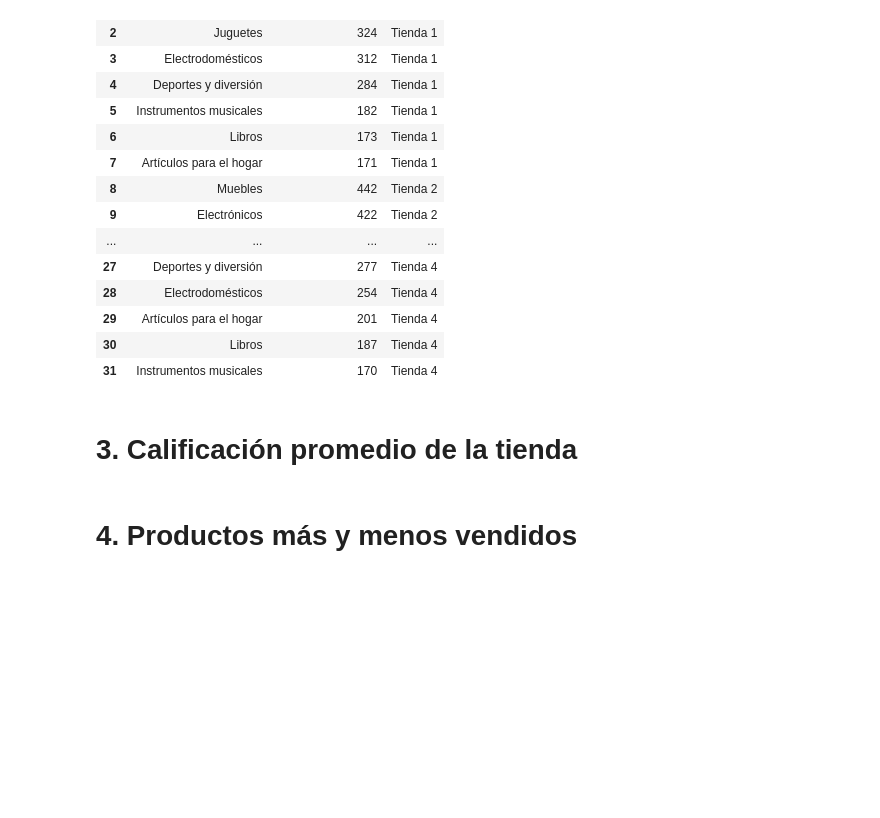
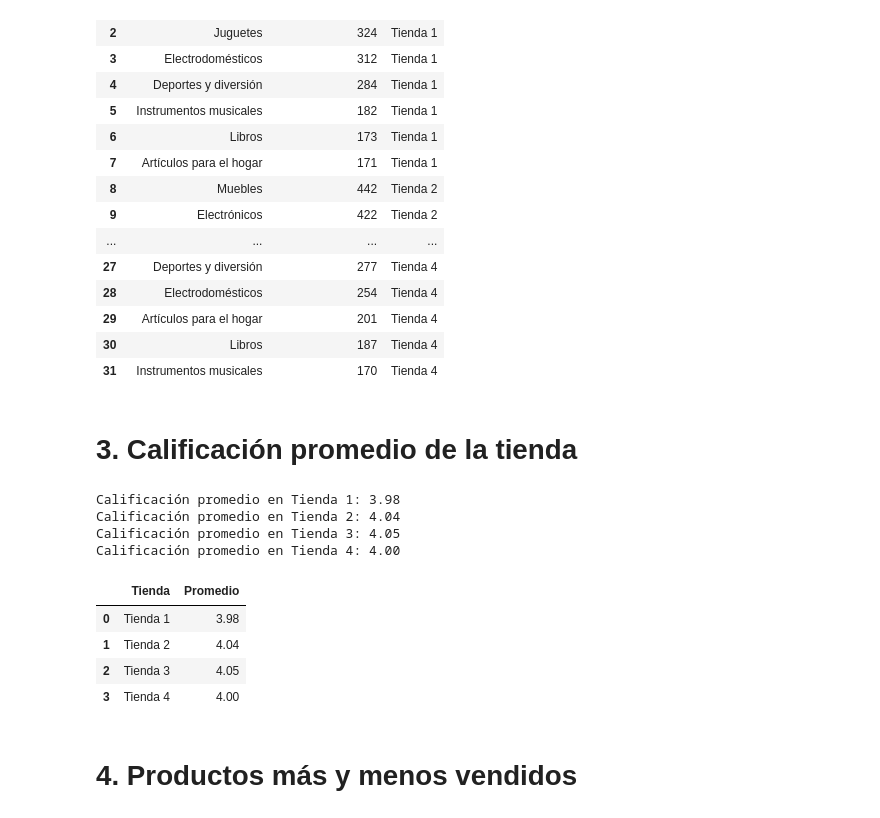
Before and after one commit to WLozanoH/Challenge1-Data-Science-AL, a Jupyter notebook: AluraStoreLatam.ipynb, the cells around one changed output. Drawn from its saved outputs; the diff is of its cells as text; code cells hidden in the pictures; blank space fills up the shorter version.

Commit message:
Calificación promedio por tienda

```diff
--- a/AluraStoreLatam.ipynb
+++ b/AluraStoreLatam.ipynb
@@ -243,6 +243,34 @@ display(df_ventas_categoria)
 | 31 | Instrumentos musicales | 170 | Tienda 4 |
 # %% [markdown]
 # 3. Calificación promedio de la tienda
+# %%
+# ✅ Definir una función para calificar el promedio por tienda
+
+def calificacion_promedio(df, nombre_tienda = "tienda"):
+    promedio = df['Calificación'].mean()
+    print(f"Calificación promedio en {nombre_tienda}: {promedio:.2f}")
+    return nombre_tienda, promedio
+# %%
+# Creando un Dataframe para calificación promedio:
+calificaciones_promedio = [
+    calificacion_promedio(tienda, "Tienda 1"),
+    calificacion_promedio(tienda2, "Tienda 2"),
+    calificacion_promedio(tienda3, "Tienda 3"),
+    calificacion_promedio(tienda4, "Tienda 4")
+]
+
+df_calificacion_promedio = pd.DataFrame(calificaciones_promedio, columns=["Tienda", "Promedio"]).round(2)
+display(df_calificacion_promedio)
+# %% [output]
+Calificación promedio en Tienda 1: 3.98
+Calificación promedio en Tienda 2: 4.04
+Calificación promedio en Tienda 3: 4.05
+Calificación promedio en Tienda 4: 4.00
+|  | Tienda | Promedio |
+| 0 | Tienda 1 | 3.98 |
+| 1 | Tienda 2 | 4.04 |
+| 2 | Tienda 3 | 4.05 |
+| 3 | Tienda 4 | 4.00 |
 # %% [markdown]
 # 4. Productos más y menos vendidos
 # %% [markdown]
```
